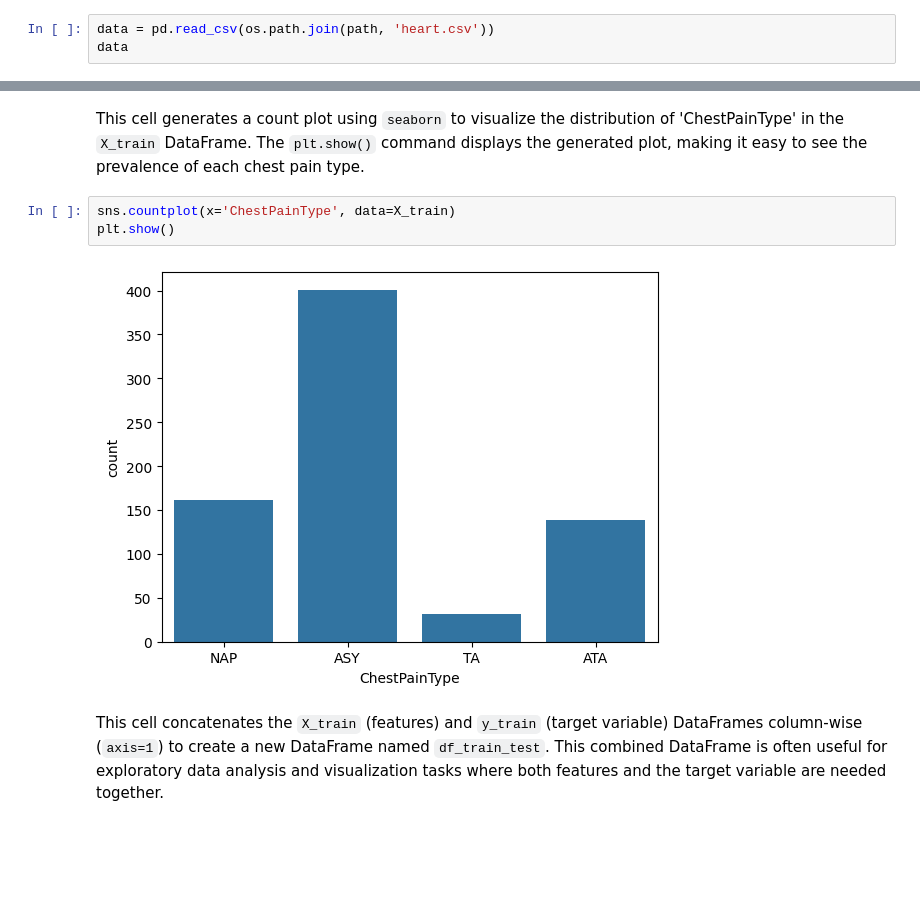
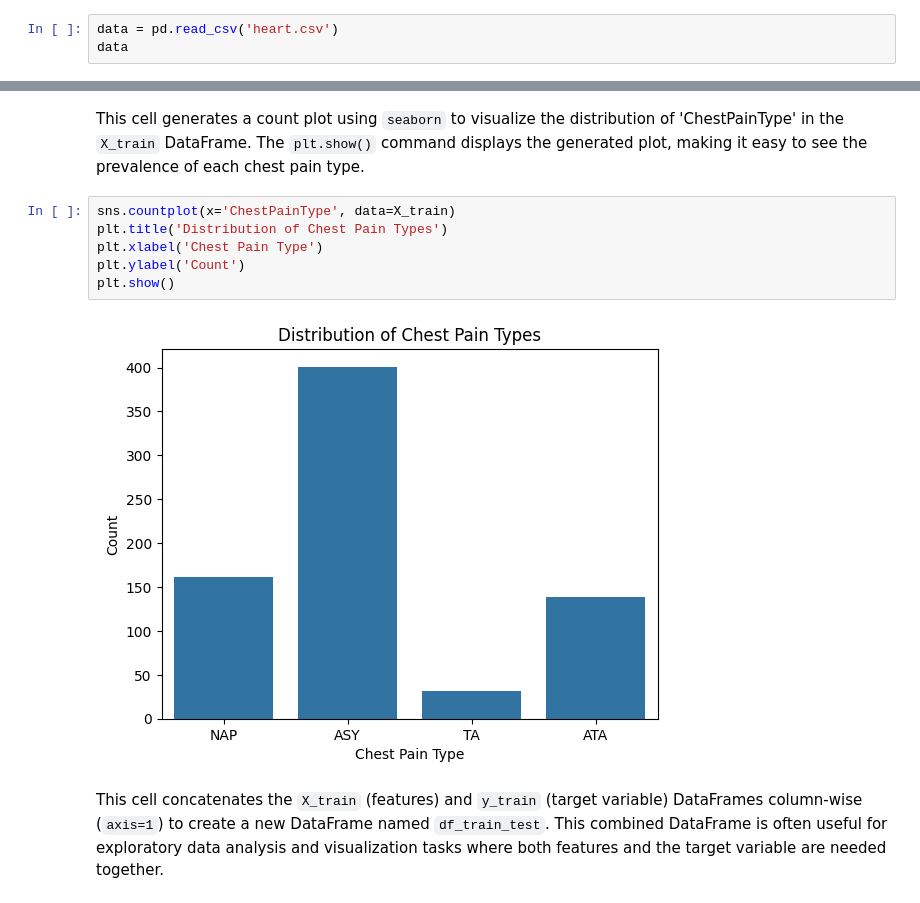
Before and after one commit to Lavan696/heart-failure-prediction-ml-project, a Jupyter notebook: heart_failure_prediction.ipynb, the cells around one changed output, grey strips where cells are left out. Cells and saved outputs as stored; diff of their text form; blank space fills up the shorter version.

```diff
--- a/heart_failure_prediction.ipynb
+++ b/heart_failure_prediction.ipynb
@@ -65,5 +71,5 @@ print(os.listdir(path))
 # %%
-data = pd.read_csv(os.path.join(path, 'heart.csv'))
+data = pd.read_csv('heart.csv')
 data
 # %% [output]
 |  | Age | Sex | ChestPainType | RestingBP | Cholesterol | FastingBS | RestingECG | MaxHR | ... |
@@ -188,9 +194,12 @@ dtype: int64
 This cell generates a count plot using `seaborn` to visualize the distribution of 'ChestPainType' in the `X_train` DataFrame. The `plt.show()` command displays the generated plot, making it easy to see the prevalence of each chest pain type.
 # %%
 sns.countplot(x='ChestPainType', data=X_train)
+plt.title('Distribution of Chest Pain Types')
+plt.xlabel('Chest Pain Type')
+plt.ylabel('Count')
 plt.show()
 # %% [output]
-[figure, old version]
+[figure, new version]
 # %% [markdown]
 This cell concatenates the `X_train` (features) and `y_train` (target variable) DataFrames column-wise (`axis=1`) to create a new DataFrame named `df_train_test`. This combined DataFrame is often useful for exploratory data analysis and visualization tasks where both features and the target variable are needed together.
 # %%
```
Also changed, not shown: parts of 12 cells of this notebook, 2 other files.
